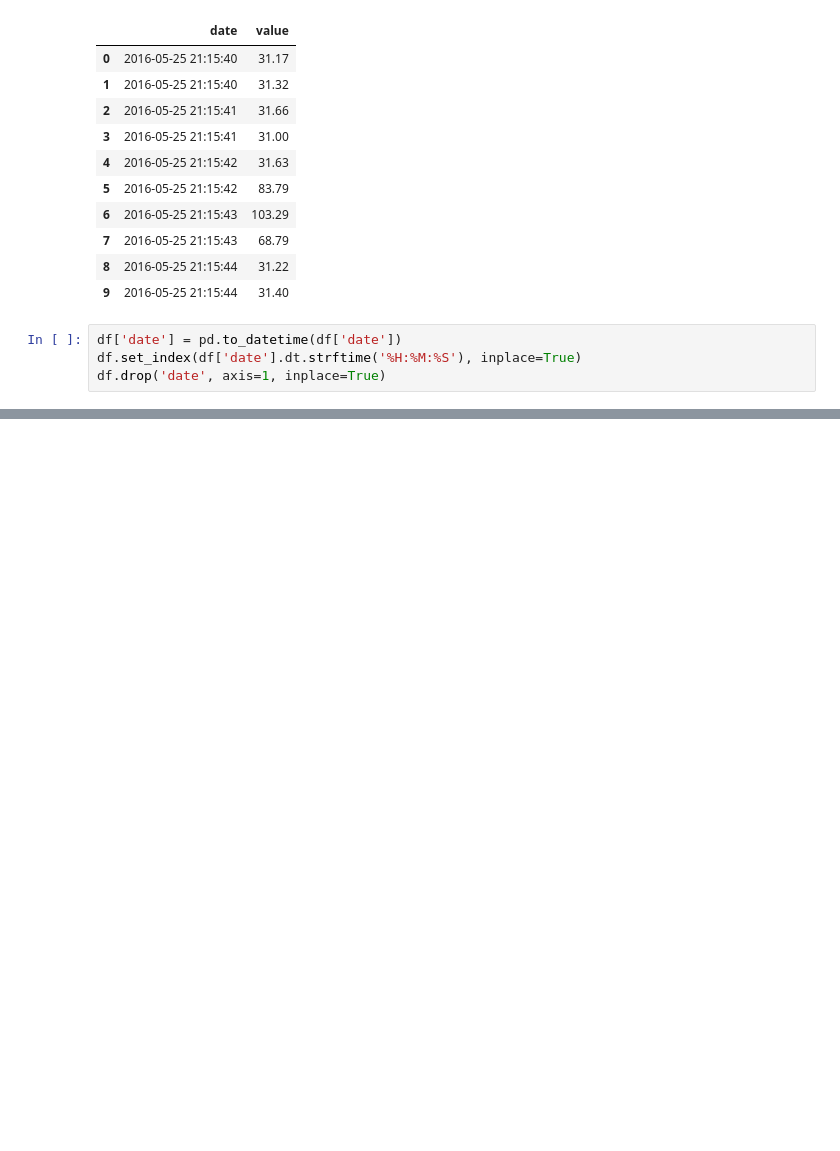
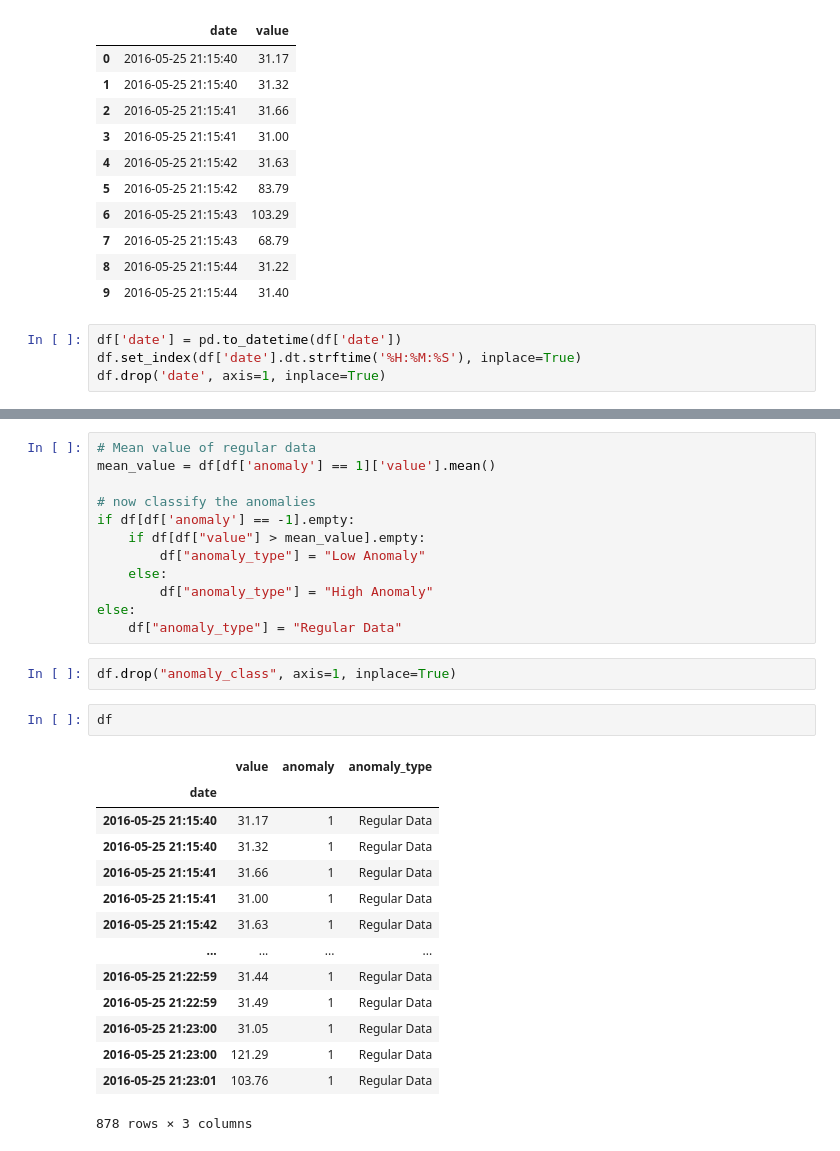
Before and after one commit to hsd2514/isa-sponsored-project, a Jupyter notebook: notebooks/main_1.ipynb, the cells around one changed output, grey strips where cells are left out. Saved outputs shown, nothing was run; the diff lists cells and outputs as text; blank space fills up the shorter version.

```diff
--- a/notebooks/main_1.ipynb
+++ b/notebooks/main_1.ipynb
@@ -368,0 +480,31 @@ Name: predicted_mean, dtype: float64
+# %%
+# Mean value of regular data
+mean_value = df[df['anomaly'] == 1]['value'].mean()
+
+# now classify the anomalies
+if df[df['anomaly'] == -1].empty:
+    if df[df["value"] > mean_value].empty:
+        df["anomaly_type"] = "Low Anomaly"
+    else:
+        df["anomaly_type"] = "High Anomaly"
+else:
+    df["anomaly_type"] = "Regular Data"
+# %%
+df.drop("anomaly_class", axis=1, inplace=True)
+# %%
+df
+# %% [output]
+|  | value | anomaly | anomaly_type |
+| date |  |  |  |
+| 2016-05-25 21:15:40 | 31.17 | 1 | Regular Data |
+| 2016-05-25 21:15:40 | 31.32 | 1 | Regular Data |
+| 2016-05-25 21:15:41 | 31.66 | 1 | Regular Data |
+| 2016-05-25 21:15:41 | 31.00 | 1 | Regular Data |
+| 2016-05-25 21:15:42 | 31.63 | 1 | Regular Data |
+| ... | ... | ... | ... |
+| 2016-05-25 21:22:59 | 31.44 | 1 | Regular Data |
+| 2016-05-25 21:22:59 | 31.49 | 1 | Regular Data |
+| 2016-05-25 21:23:00 | 31.05 | 1 | Regular Data |
+| 2016-05-25 21:23:00 | 121.29 | 1 | Regular Data |
+| 2016-05-25 21:23:01 | 103.76 | 1 | Regular Data |
+878 rows × 3 columns
```
Also changed, not shown: parts of 12 cells of this notebook.
